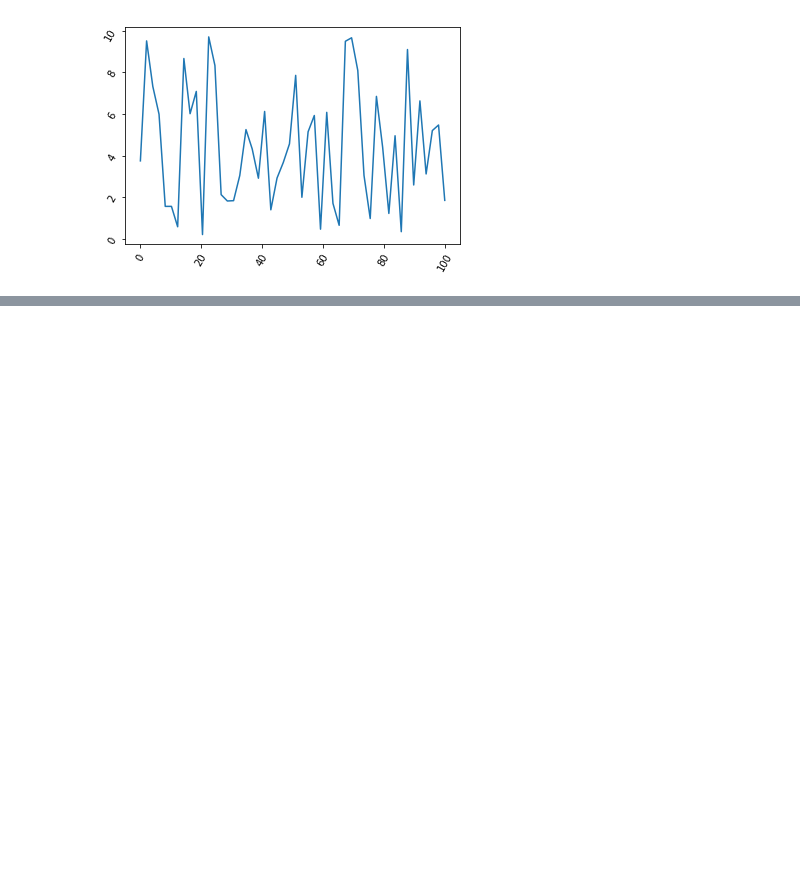
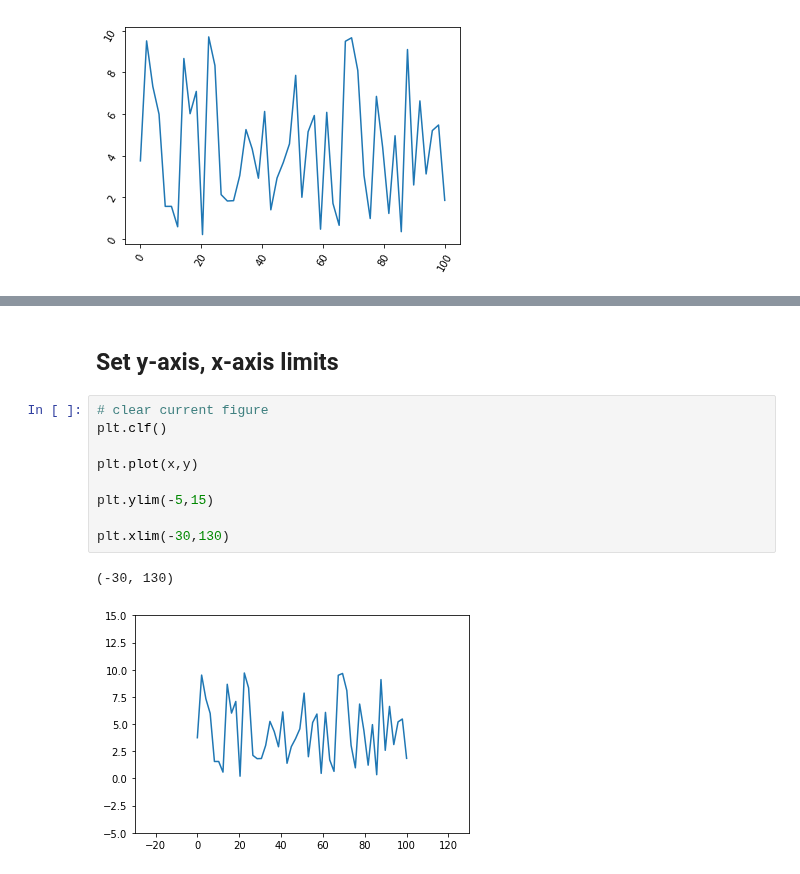
Before and after one commit to queirozfcom/python-sandbox, a Jupyter notebook: python3/notebooks/matplotlib/pyplot-by-example/main.ipynb, the cells around one changed output, grey strips where cells are left out. Drawn from its saved outputs; the diff is of its cells as text; blank space fills up the shorter version.

```diff
--- a/python3/notebooks/matplotlib/pyplot-by-example/main.ipynb
+++ b/python3/notebooks/matplotlib/pyplot-by-example/main.ipynb
@@ -115,0 +127,14 @@ plt.yticks(rotation=60)
+# %% [markdown]
+## Set y-axis, x-axis limits
+# %%
+# clear current figure
+plt.clf()
+
+plt.plot(x,y)
+
+plt.ylim(-5,15)
+
+plt.xlim(-30,130)
+# %% [output]
+(-30, 130)
+[figure, added]
```
Also changed, not shown: parts of 2 cells of this notebook, 4 other files.
